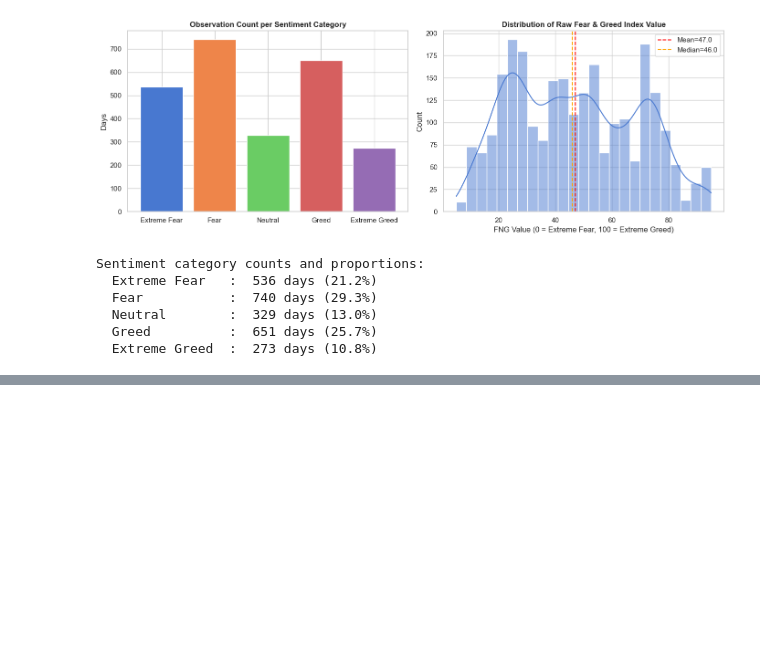
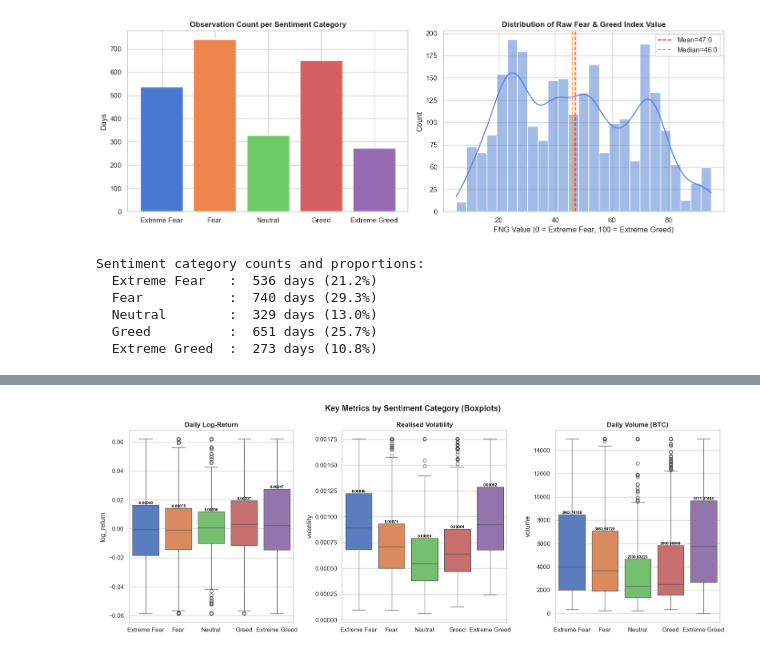
Before and after one commit to lozeva/crypto-sentiment-btc-analysis, a Jupyter notebook: crypto_sentiment_btc_analysis.ipynb, the cells around one changed output, grey strips where cells are left out. Cells and saved outputs as stored; diff of their text form; code cells hidden in the pictures; blank space fills up the shorter version.

```diff
--- a/crypto_sentiment_btc_analysis.ipynb
+++ b/crypto_sentiment_btc_analysis.ipynb
@@ -619,0 +672,35 @@ The Sentiment Category Distribution analysis reveals the following patterns:
+# %%
+fig, axes = plt.subplots(1, 3, figsize=(16, 6))
+
+# Metrics to compare across sentiment categories
+metrics = [
+    ('log_return', 'Daily Log-Return'),
+    ('volatility', 'Realised Volatility'),
+    ('volume', 'Daily Volume (BTC)'),
+]
+
+for i, (col, title) in enumerate(metrics):
+    order = sentiment_order
+
+    # Boxplots show distribution (median + IQR) across sentiment regimes
+    sns.boxplot(data=btc_fng_clean, x='sentiment', y=col, order=order,
+                hue='sentiment', ax=axes[i], palette='muted', legend=False)
+
+    axes[i].set_title(title, fontweight='bold')
+    axes[i].set_xlabel('')
+    axes[i].tick_params(axis='x')
+
+    # Annotate medians for easier comparison between groups
+    for j, cat in enumerate(order):
+        group = btc_fng_clean.loc[btc_fng_clean['sentiment'] == cat, col]
+        med = group.median()
+        q3 = group.quantile(0.75)
+
+        axes[i].text(j, q3, f'{med:.5f}', ha='center', va='bottom',
+                     fontsize=7, color='black', fontweight='bold')
+
+plt.suptitle('Key Metrics by Sentiment Category (Boxplots)', fontweight='bold')
+plt.tight_layout()
+plt.show()
+# %% [output]
+[figure, added]
```
Also changed, not shown: parts of 16 cells of this notebook.
